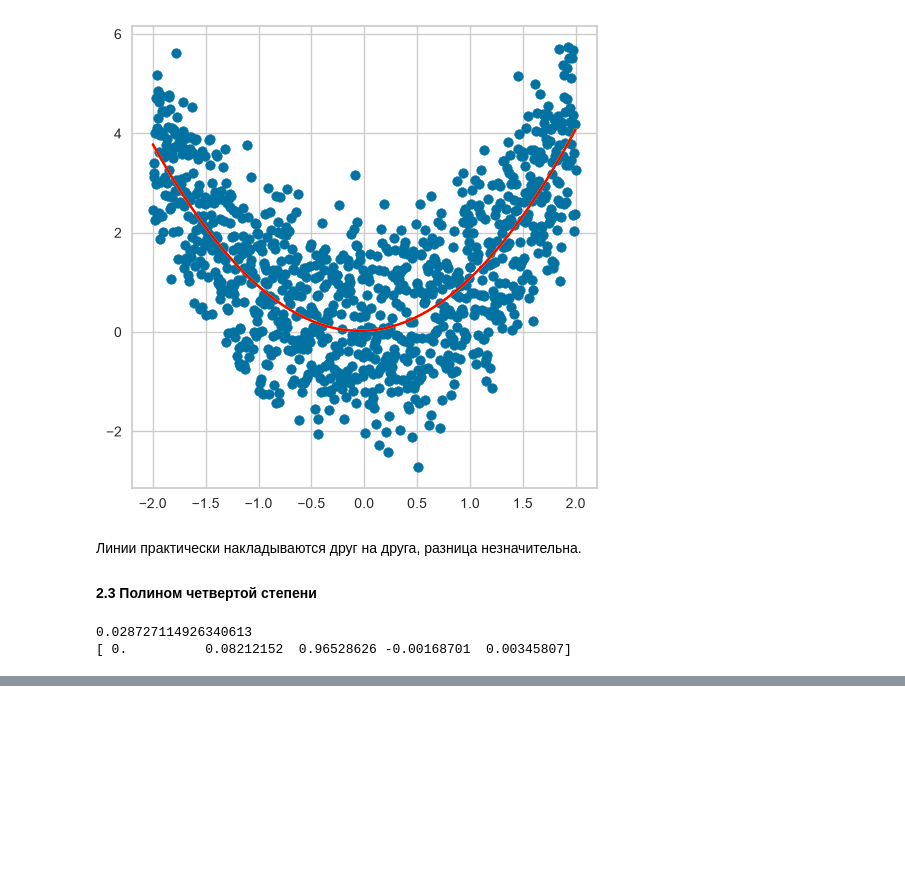
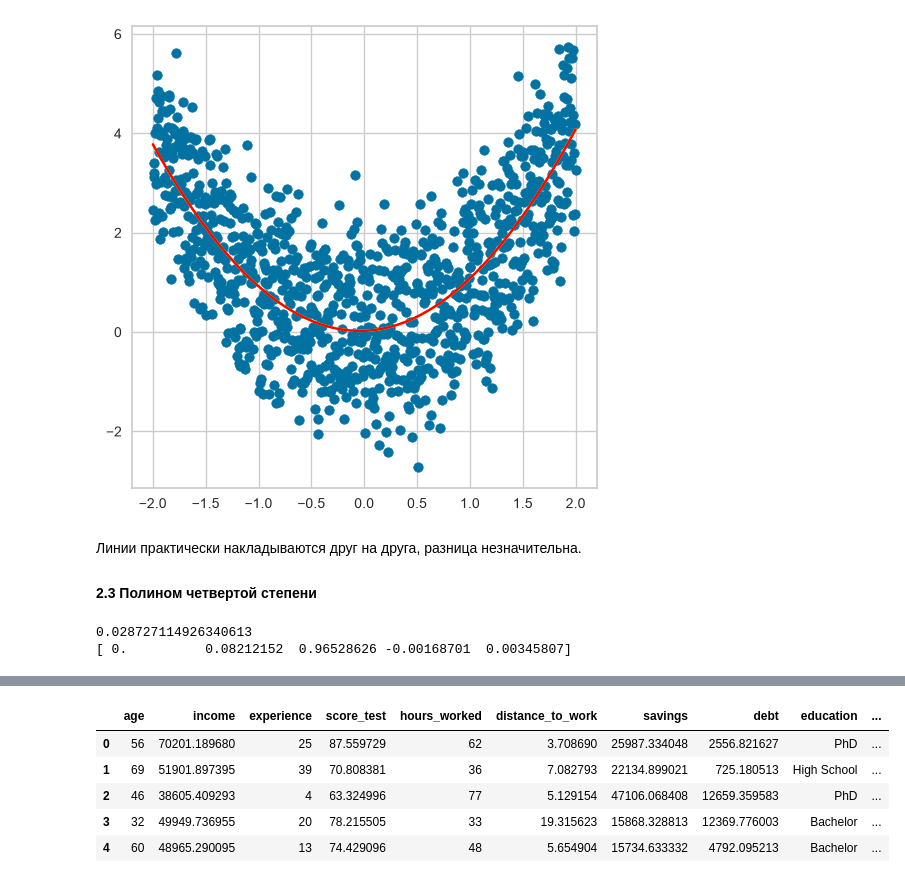
Before and after one commit to AlekseevaAnna1/data-analytics-labs, a Jupyter notebook: ЛР3_Алексеева_1.ipynb, the cells around one changed output, grey strips where cells are left out. Drawn from its saved outputs; the diff is of its cells as text; code cells hidden in the pictures; blank space fills up the shorter version.

```diff
--- a/ЛР3_Алексеева_1.ipynb
+++ b/ЛР3_Алексеева_1.ipynb
@@ -462,0 +511,10 @@ print(lin_reg_dg4.coef_)         # w1, w2, w3  (при x, x^2, x^3)
+# %%
+df_salary = pd.read_csv('salary.csv')
+df_salary.head()
+# %% [output]
+|  | age | income | experience | score_test | hours_worked | distance_to_work | savings | debt | education | ... |
+| 0 | 56 | 70201.189680 | 25 | 87.559729 | 62 | 3.708690 | 25987.334048 | 2556.821627 | PhD | ... |
+| 1 | 69 | 51901.897395 | 39 | 70.808381 | 36 | 7.082793 | 22134.899021 | 725.180513 | High School | ... |
+| 2 | 46 | 38605.409293 | 4 | 63.324996 | 77 | 5.129154 | 47106.068408 | 12659.359583 | PhD | ... |
+| 3 | 32 | 49949.736955 | 20 | 78.215505 | 33 | 19.315623 | 15868.328813 | 12369.776003 | Bachelor | ... |
+| 4 | 60 | 48965.290095 | 13 | 74.429096 | 48 | 5.654904 | 15734.633332 | 4792.095213 | Bachelor | ... |
```
Also changed, not shown: parts of 12 cells of this notebook.
